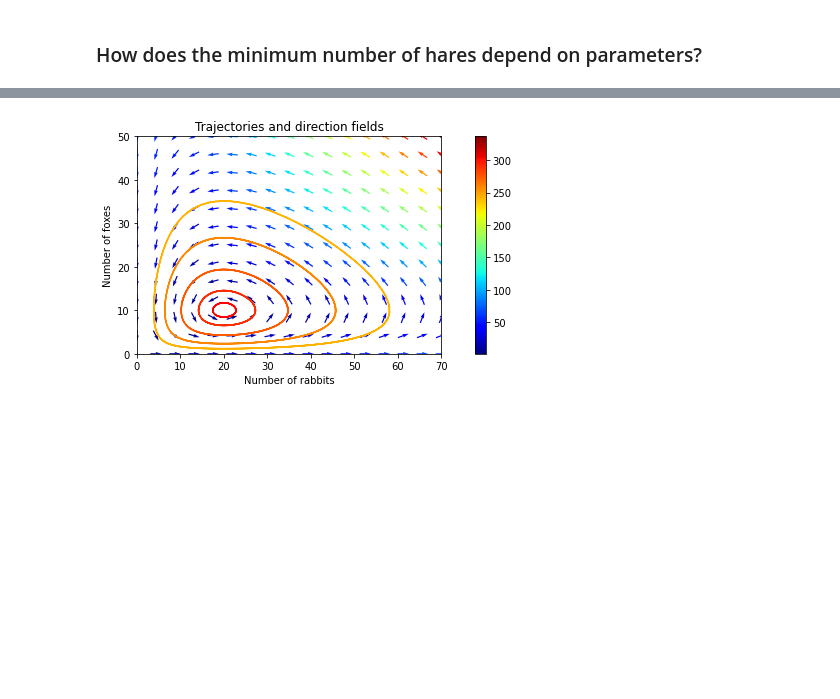
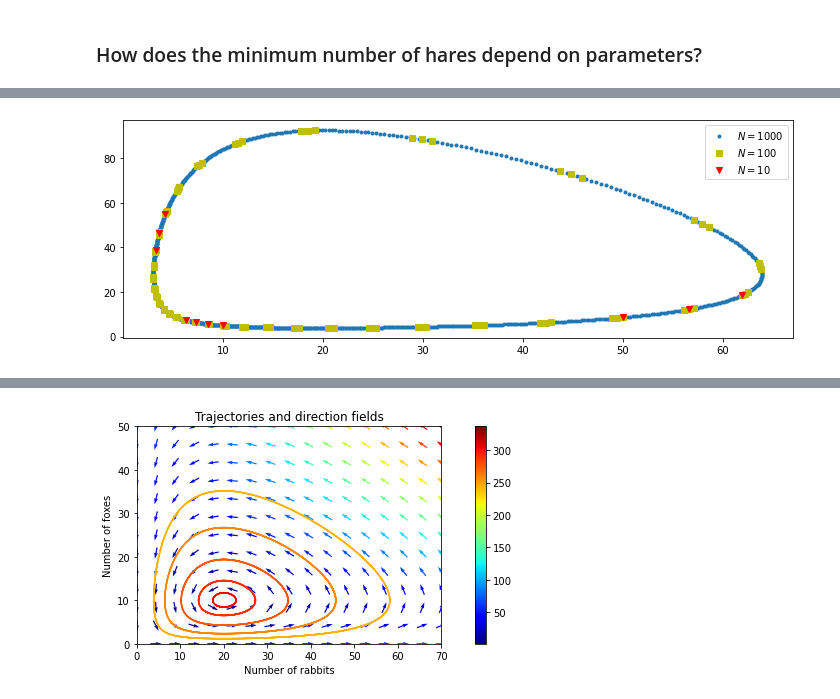
Before and after one commit to merstad/inf200-advanced-programming, a Jupyter notebook: lectures/l11/INF200_H21_L11.ipynb, the cells around one changed output, grey strips where cells are left out. Saved outputs shown, nothing was run; the diff lists cells and outputs as text; code cells hidden in the pictures; blank space fills up the shorter version.

```diff
--- a/lectures/l11/INF200_H21_L11.ipynb
+++ b/lectures/l11/INF200_H21_L11.ipynb
@@ -985,0 +1016,10 @@ cb.ax.set_ylabel('Animal number');
+# %%
+alpha, beta = 1.4, 0.05
+
+for num_timesteps, ls in [(1000, '.'), (100, 'sy'), (10, 'vr')]:
+    t = np.linspace(0, 15, num=num_timesteps)
+    y = scipy.integrate.odeint(lv_dynamics, (10, 5), t, args=(alpha, beta, 1.5, 0.075))
+    plt.plot(y[:, 0], y[:, 1], ls, label=rf'$N = {num_timesteps}$')
+plt.legend();
+# %% [output]
+[figure, added]
```
Also changed, not shown: parts of 12 cells of this notebook.
